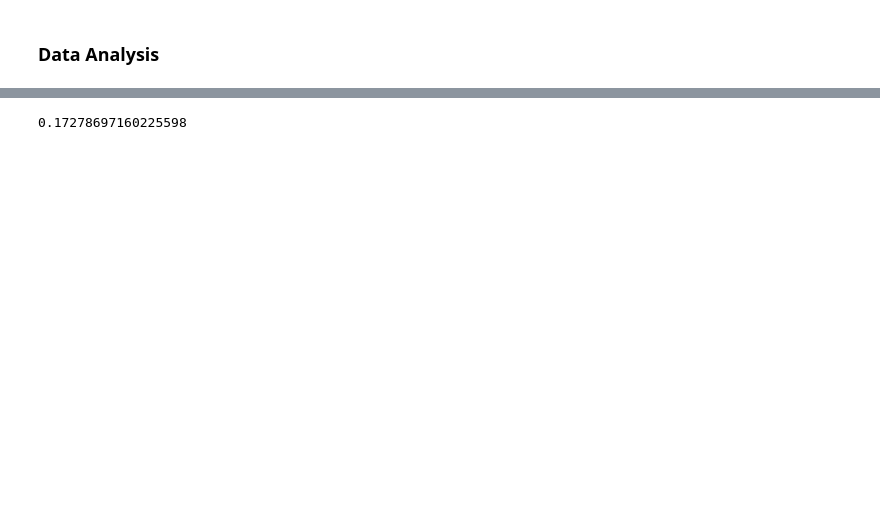
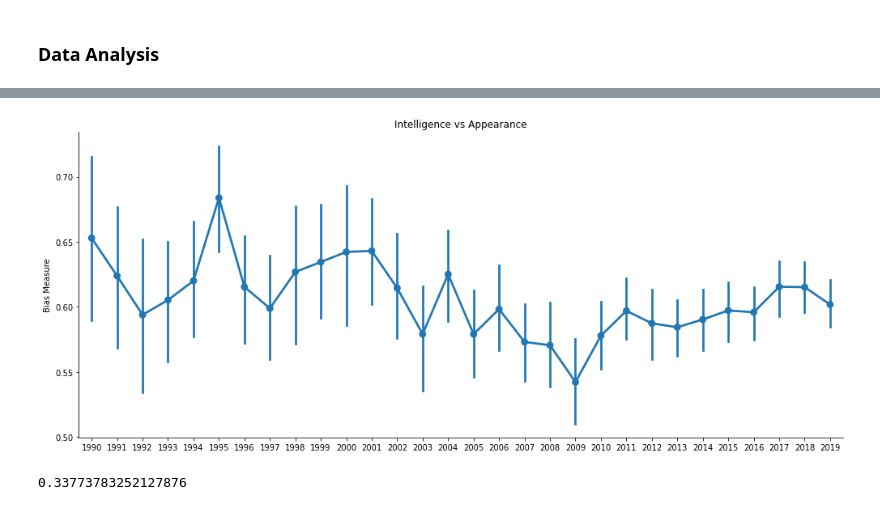
Before and after one commit to ragul-n/Gender-bias-in-Indian-movies, a Jupyter notebook: word2vec/calculating_bias_measure.ipynb, the cells around one changed output, grey strips where cells are left out. Cells and saved outputs as stored; diff of their text form; code cells hidden in the pictures; blank space fills up the shorter version.

```diff
--- a/word2vec/calculating_bias_measure.ipynb
+++ b/word2vec/calculating_bias_measure.ipynb
@@ -143,4 +176,14 @@ plt.tight_layout()
+# %%
+fig, ax= plt.subplots(figsize=(14,6))
+
+sns.pointplot(data=data[data.Year>=1990], y="intelligence",x="Year", ci=95)
+
+sns.despine()
+ax.set(title="Intelligence vs Appearance",xlabel=None, ylabel="Bias Measure")
+plt.tight_layout()
+# %% [output]
+[figure, added]
 # %%
-data[data.Year>=2015]["normalized_distance"]["tt5200962"] #tt5200962 -> kathalum kadathu pogum
+data["career"]["tt5200962"] #tt5200962 -> kathalum kadathu pogum
 # %% [output]
-0.17278697160225598
+0.33773783252127876
```
Also changed, not shown: parts of 17 cells of this notebook.
